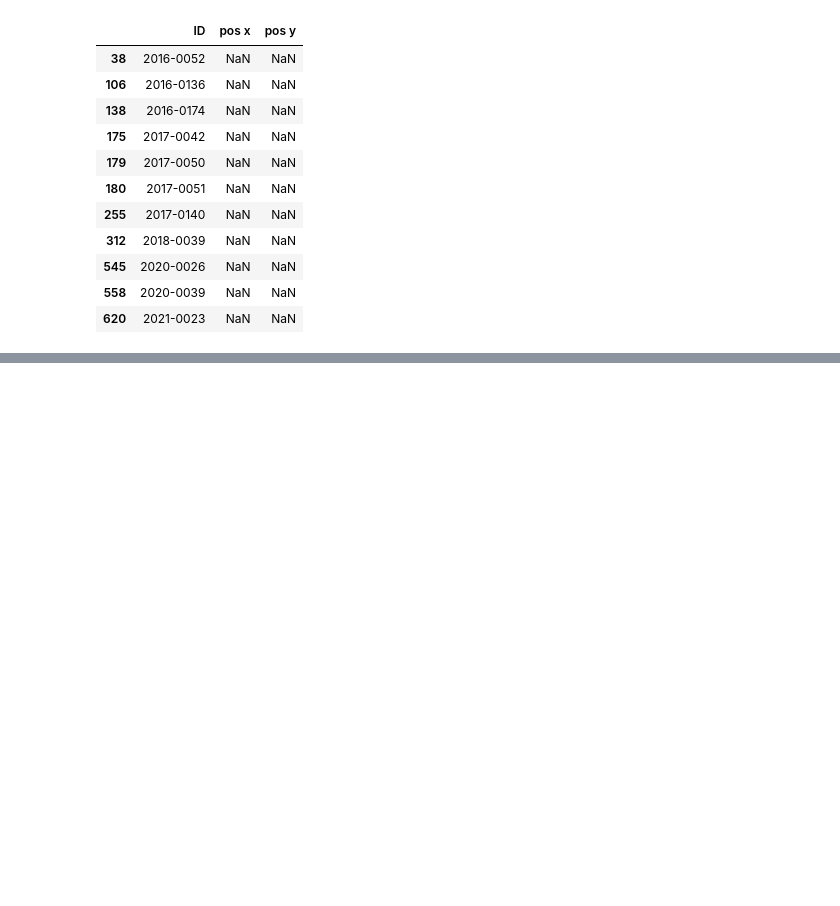
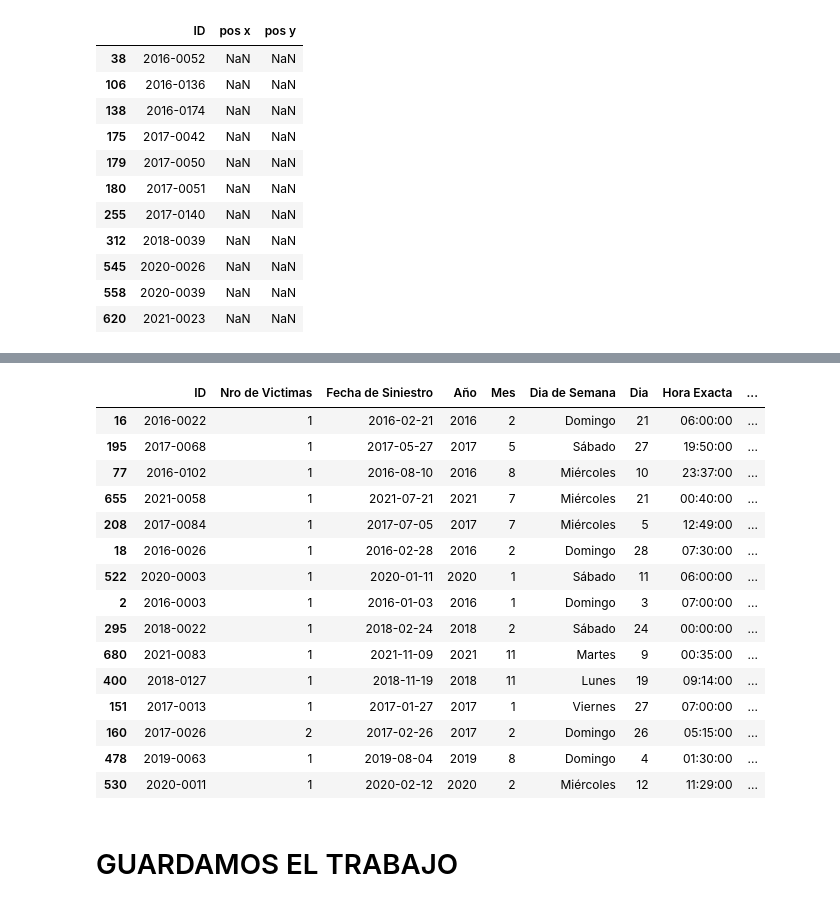
Before and after one commit to pseeker33/Data_Analytics_Siniestros_Viales_en_Ciudad_de_Buenos_Aires, a Jupyter notebook: notebooks/data_preparation.ipynb, the cells around one changed output, grey strips where cells are left out. Cells and saved outputs as stored; diff of their text form; code cells hidden in the pictures; blank space fills up the shorter version.

```diff
--- a/fases/1. data_cleaning.ipynb
+++ b/notebooks/data_preparation.ipynb
@@ -17,5 +18,5 @@ import warnings
 # %% [markdown]
 ## Carga del libro homicidios.xlsx
 # %%
-ruta_excel = r'D:\PEDRO\AHORA\A LA CARGA!!\WORKING AREA\Cursos and Tuts\Henry\Labs\PI ANALYTICS\DESARROLLO DEL PI\data\homicidios.xlsx'
-xlsx_homicidios = pd.ExcelFile(ruta_excel)
+ruta_excel = r'D:\PEDRO\AHORA\A LA CARGA!!\WORKING AREA\Cursos and Tuts\Henry\Labs\PIDA1\DESARROLLO DEL PI\data\homicidios.xlsx'
+df_homicidios_hechos = pd.read_excel(ruta_excel, sheet_name='HECHOS')
@@ -564,0 +520,23 @@ df_homicidios_hechos.head(2)
+# %%
+# Crea la función para obtener el día de la semana a partir del campo 'Fecha de Siniestro'
+def obtener_dia_semana(fecha_str):
+    fecha = datetime.strptime(fecha_str, '%Y-%m-%d')
+    return fecha.strftime('%A')  # Devuelve el nombre del día de la semana
+
+# Aplica la función y crea la una nueva columna
+#df_homicidios_hechos['Dia de Semana'] = df_homicidios_hechos['FECHA'].apply(obtener_dia_semana)
+df_homicidios_hechos['Dia de Semana'] = df_homicidios_hechos['FECHA'].dt.day_name()
+
+# Cambia los nombres de los días a español
+mapeo_dias = {'Monday': 'Lunes','Tuesday': 'Martes','Wednesday': 'Miércoles','Thursday': 'Jueves',
+                'Friday': 'Viernes', 'Saturday': 'Sábado', 'Sunday': 'Domingo'}
+df_homicidios_hechos['Dia de Semana'] = df_homicidios_hechos['Dia de Semana'].replace(mapeo_dias)
+
+# Mueve la columna 'Dia de la Semana' de la última posición a la quinta
+columnas = list(df_homicidios_hechos.columns)
+nueva_posicion = 5
+columnas.insert(nueva_posicion, columnas.pop())
+df_homicidios_hechos = df_homicidios_hechos[columnas] #reordena el DataFrame con el nuevo orden
+
+# Mostrar el DataFrame con los nombres de los días en español
+df_homicidios_hechos.head(1)
@@ -564,0 +552,13 @@ df_homicidios_hechos.head(2)
+# %%
+# Setea los nombres de campos a cambiar
+campos_a_cambiar = {'N_VICTIMAS': 'Nro de Victimas', 'FECHA': 'Fecha de Siniestro', 'AAAA': 'Año', 'MM': 'Mes', 'DD': 'Dia', 'HORA': 'Hora Exacta', 'HH': 'Hora del Dia', 'LUGAR_DEL_HECHO': 'Direccion del Siniestro', 'TIPO_DE_CALLE': 'Tipo de Calle', 'COMUNA': 'Comuna', 'XY (CABA)': 'Geocodigo Plano del Siniestro', 'pos x': 'Longitud Geografica', 'pos y': 'Latitud Geografica', 'PARTICIPANTES': 'Vehiculos Prticipantes', 'VICTIMA': 'Vehiculo de la Victima', 'ACUSADO': 'Vehiculo del Acusado'}
+
+# Cambia los nombres de las columnas'
+df_homicidios_hechos.rename(columns = campos_a_cambiar, inplace=True)
+
+# Muestra una lista des cambios
+print('Se han modificado campos: ')
+print(pd.Series(campos_a_cambiar).T)
+
+# Mostrar el DataFrame con los nombres de columnas cambiados
+df_homicidios_hechos.head(1)
@@ -564,0 +614,21 @@ df_homicidios_hechos.head(2)
+# %%
+df_homicidios_hechos.sample(n=15, random_state= 50)
+# %% [output]
+|  | ID | Nro de Victimas | Fecha de Siniestro | Año | Mes | Dia de Semana | Dia | Hora Exacta | ... |
+| 16 | 2016-0022 | 1 | 2016-02-21 | 2016 | 2 | Domingo | 21 | 06:00:00 | ... |
+| 195 | 2017-0068 | 1 | 2017-05-27 | 2017 | 5 | Sábado | 27 | 19:50:00 | ... |
+| 77 | 2016-0102 | 1 | 2016-08-10 | 2016 | 8 | Miércoles | 10 | 23:37:00 | ... |
+| 655 | 2021-0058 | 1 | 2021-07-21 | 2021 | 7 | Miércoles | 21 | 00:40:00 | ... |
+| 208 | 2017-0084 | 1 | 2017-07-05 | 2017 | 7 | Miércoles | 5 | 12:49:00 | ... |
+| 18 | 2016-0026 | 1 | 2016-02-28 | 2016 | 2 | Domingo | 28 | 07:30:00 | ... |
+| 522 | 2020-0003 | 1 | 2020-01-11 | 2020 | 1 | Sábado | 11 | 06:00:00 | ... |
+| 2 | 2016-0003 | 1 | 2016-01-03 | 2016 | 1 | Domingo | 3 | 07:00:00 | ... |
+| 295 | 2018-0022 | 1 | 2018-02-24 | 2018 | 2 | Sábado | 24 | 00:00:00 | ... |
+| 680 | 2021-0083 | 1 | 2021-11-09 | 2021 | 11 | Martes | 9 | 00:35:00 | ... |
+| 400 | 2018-0127 | 1 | 2018-11-19 | 2018 | 11 | Lunes | 19 | 09:14:00 | ... |
+| 151 | 2017-0013 | 1 | 2017-01-27 | 2017 | 1 | Viernes | 27 | 07:00:00 | ... |
+| 160 | 2017-0026 | 2 | 2017-02-26 | 2017 | 2 | Domingo | 26 | 05:15:00 | ... |
+| 478 | 2019-0063 | 1 | 2019-08-04 | 2019 | 8 | Domingo | 4 | 01:30:00 | ... |
+| 530 | 2020-0011 | 1 | 2020-02-12 | 2020 | 2 | Miércoles | 12 | 11:29:00 | ... |
+# %% [markdown]
+# GUARDAMOS EL TRABAJO
```
Also changed, not shown: parts of 62 cells of this notebook, 5 other files.
